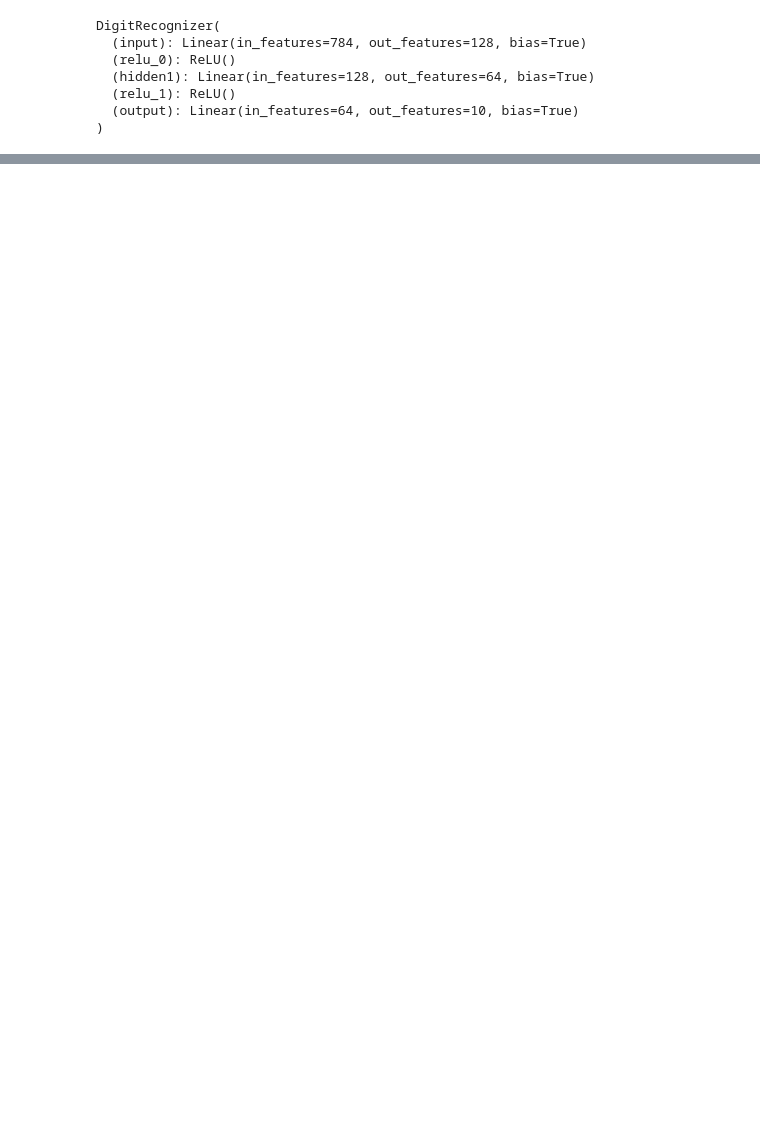
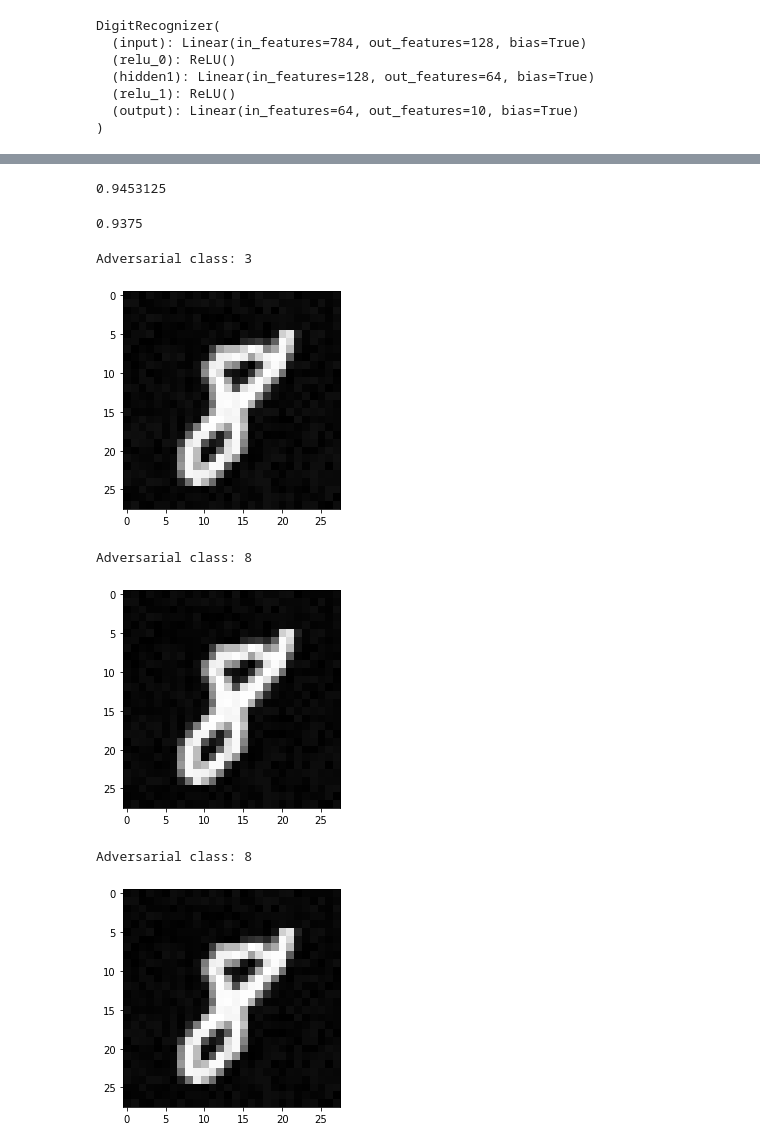
Before and after one commit to BenBadnani/Boundary-Attacks, a Jupyter notebook: boundary_attack.ipynb, the cells around one changed output, grey strips where cells are left out. Cells and saved outputs as stored; diff of their text form; code cells hidden in the pictures; blank space fills up the shorter version.

```diff
--- a/boundary_attack.ipynb
+++ b/boundary_attack.ipynb
@@ -167,0 +196,25 @@ final = boundary_attack(model, eval_model, target, target_class, 1000)
+# %%
+z = [upper, epsilon, lower]
+# %%
+epsilon
+# %% [output]
+0.9453125
+# %%
+upper
+# %% [output]
+0.9375
+# %%
+%matplotlib inline
+
+for i in z:
+    temp = pertubation - ((pertubation - target) * i)
+    plt.imshow(temp, cmap="gray")
+    print(f'Adversarial class: {eval_model(model, temp)} \n')
+    plt.show()
+# %% [output]
+Adversarial class: 3
+[figure, added]
+Adversarial class: 8
+[figure, added]
+Adversarial class: 8
+[figure, added]
```
Also changed, not shown: parts of 22 cells of this notebook.
